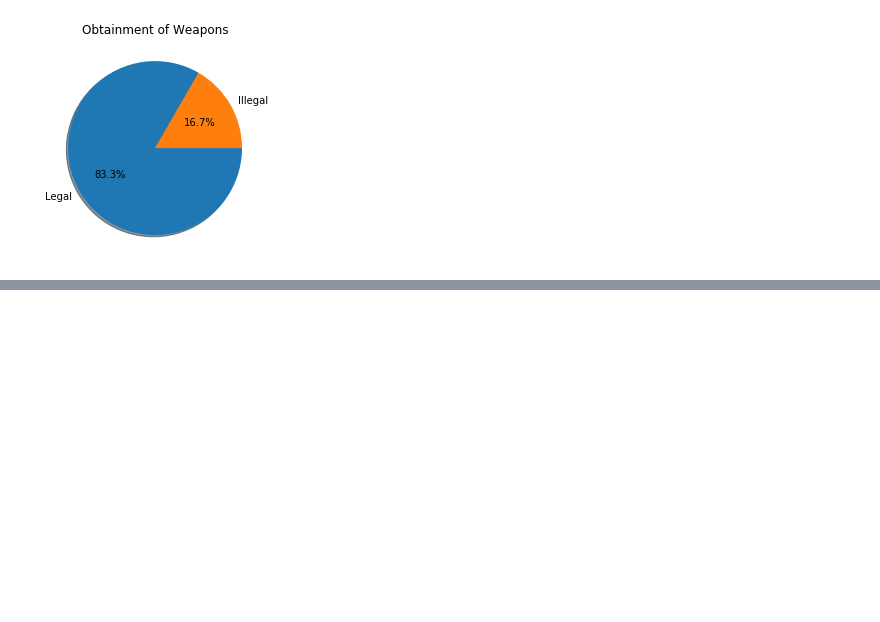
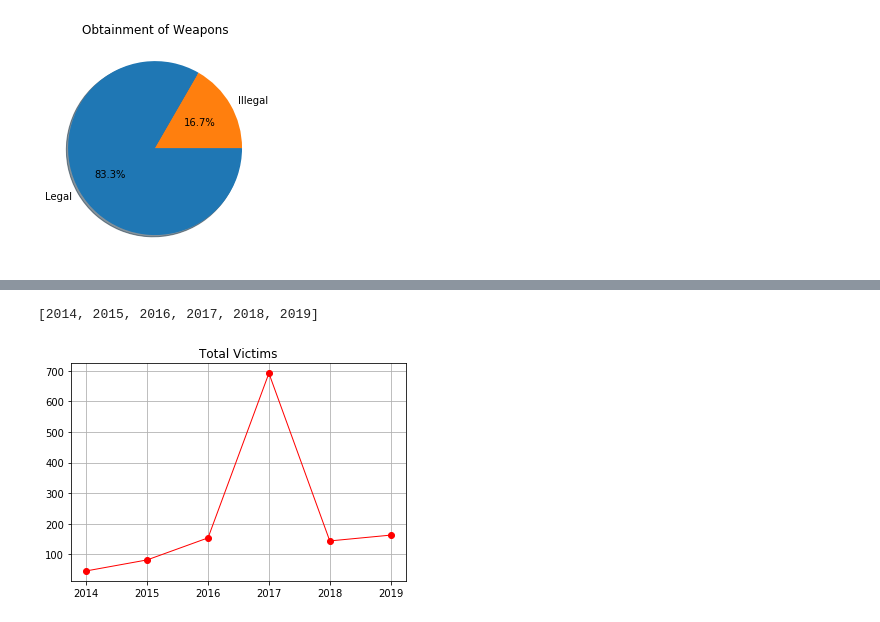
Before and after one commit to tmartinez52/Driving-Gun-Sales, a Jupyter notebook: Data Merged/project.ipynb, the cells around one changed output, grey strips where cells are left out. Cells and saved outputs as stored; diff of their text form; code cells hidden in the pictures; blank space fills up the shorter version.

Commit message:
yearly total victims

```diff
--- a/Data Merged/project.ipynb
+++ b/Data Merged/project.ipynb
@@ -468,3 +468,8 @@ plt.title("Obtainment of Weapons")
 #plt.savefig("Images/obtainment_weapons.png")
 # %% [output]
 [figure]
+# %%
+group_mj_year=mj_df.groupby(["MJ_year"])
+sum_victim=group_mj_year["MJ_total_victims"].sum()
+df_victim=pd.DataFrame({"Total Victims":sum_victim})
+df_victim.head()
@@ -470,0 +484,12 @@ plt.title("Obtainment of Weapons")
+# %%
+x_axis_victim=list(df_victim.index)
+x_axis_victim
+# %% [output]
+[2014, 2015, 2016, 2017, 2018, 2019]
+# %%
+plt.plot(x_axis_victim, df_victim["Total Victims"], marker="o",color="red", linewidth=1)
+plt.grid()
+plt.title("Total Victims")
+#plt.savefig("Images/total_victims_yearly.png")
+# %% [output]
+[figure, added]
```
Also changed, not shown: parts of 1 cell of this notebook, 1 other file.
